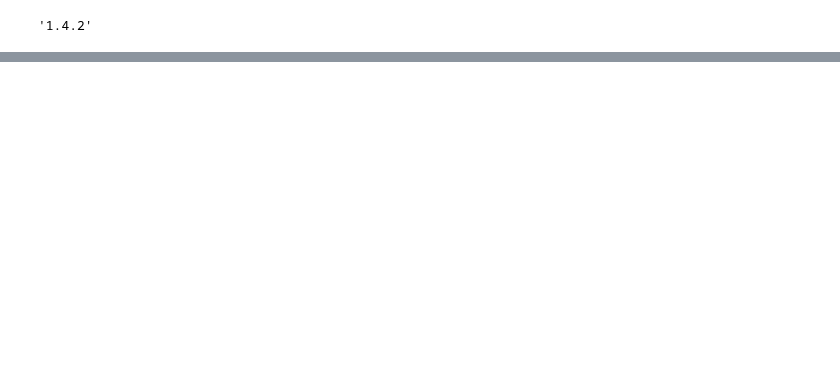
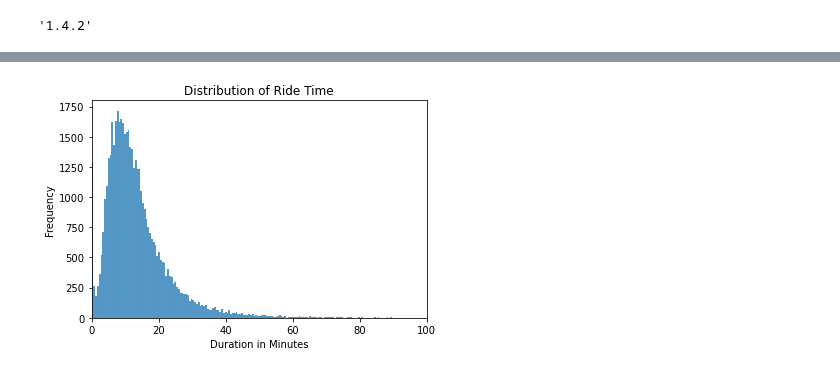
Before and after one commit to nateeatsrice/Taxi-Travel-Duration, a Jupyter notebook: 01-intro/EDA and Model Selection.ipynb, the cells around one changed output, grey strips where cells are left out. Cells and saved outputs as stored; diff of their text form; code cells hidden in the pictures; blank space fills up the shorter version.

```diff
--- a/01-intro/EDA and Model Selection.ipynb
+++ b/01-intro/EDA and Model Selection.ipynb
@@ -26,2 +62,4 @@ df.head()
 # %%
-df['duration'] = df.tpep_dropoff_datetime - df.tpep_pickup_datetime
+# df['duration'] is in datetime format "timedelta64[ns]"
+df['duration'] = df['lpep_dropoff_datetime'] - df['lpep_pickup_datetime']
+df['duration'].head()
@@ -27,0 +73,4 @@ df['duration'] = df.tpep_dropoff_datetime - df.tpep_pickup_datetime
+# %%
+# convert duration into float for number of minutes 8.50 is eight and a half minutes NOT eight minutes fifty seconds
+df['duration'] = df['duration'].apply(lambda td: td.total_seconds()/60)
+df['duration'].head()
@@ -27,0 +108,12 @@ df['duration'] = df.tpep_dropoff_datetime - df.tpep_pickup_datetime
+# %%
+fig, ax = plt.subplots()
+sns.histplot(df.duration, ax=ax)
+ax.set_xlim(0, 100)
+
+ax.set_xlabel("Duration in Minutes")
+ax.set_ylabel("Frequency")
+ax.set_title("Distribution of Ride Time")
+
+plt.show()
+# %% [output]
+[figure, added]
```
Also changed, not shown: parts of 16 cells of this notebook.
